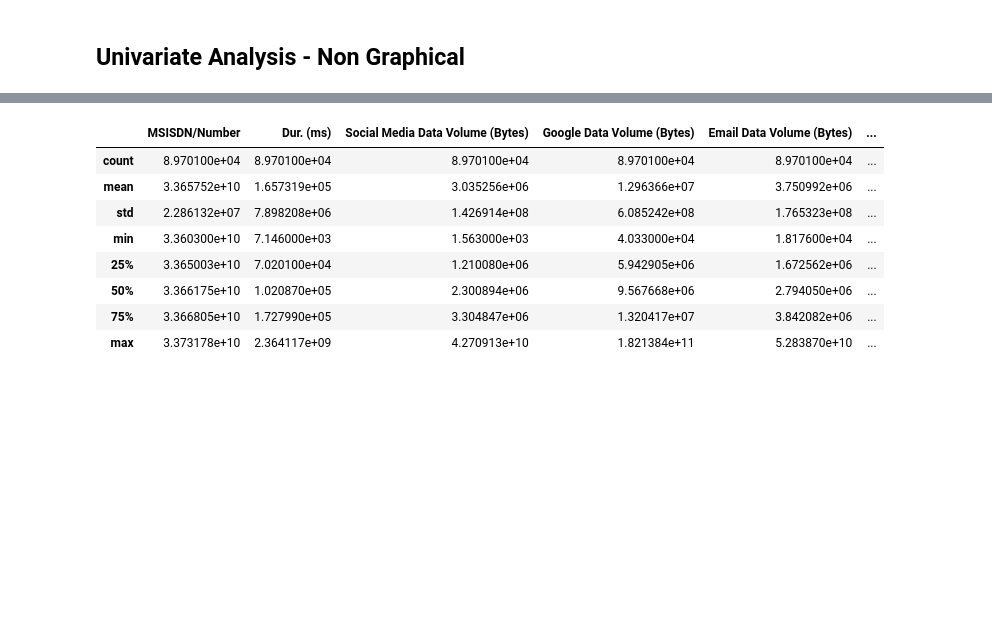
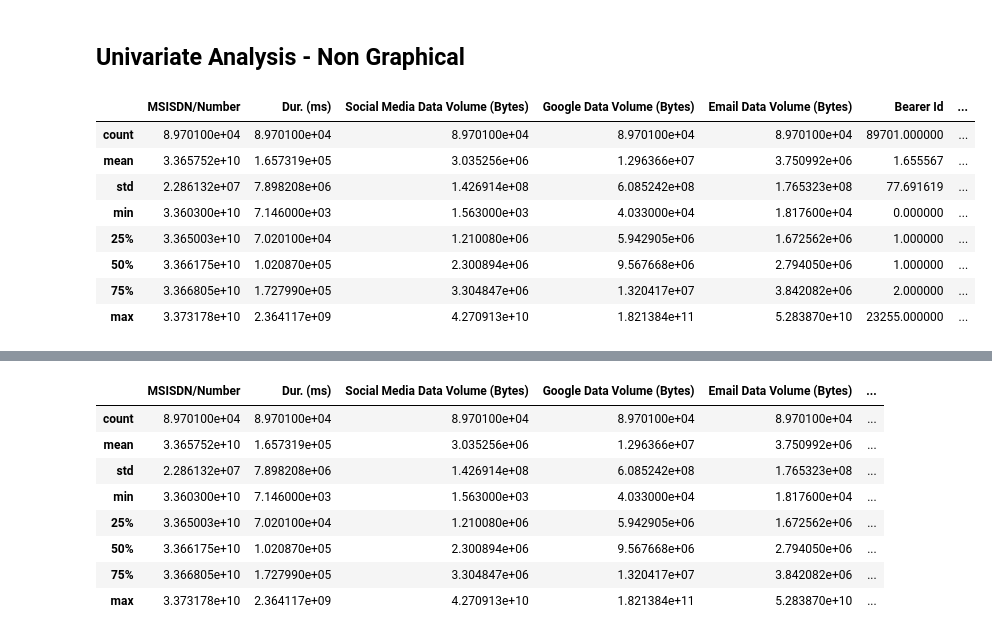
Before and after one commit to Danu-B/Telecom_Industry_User_Analytic, a Jupyter notebook: notebooks/Preprocessing_and_overview..ipynb, the cells around one changed output, grey strips where cells are left out. Cells and saved outputs as stored; diff of their text form; code cells hidden in the pictures; blank space fills up the shorter version.

```diff
--- a/notebooks/Preprocessing_and_overview..ipynb
+++ b/notebooks/Preprocessing_and_overview..ipynb
@@ -700,3 +700,9 @@ db.head(10)
 # %%
 #Save the data
 db.to_csv('../data/clean_data.csv')
+# %%
+import warnings
+warnings.filterwarnings('ignore')
+pd.set_option('max_column', None)
+db = pd.read_csv('C:/Users/Dani/Telecom_Industry_User_Analytic/Data/clean_data.csv', na_values=['?', None])
+db.head()
@@ -703,2 +716,18 @@ db.to_csv('../data/clean_data.csv')
 # %% [markdown]
 ## Univariate Analysis - Non Graphical
+# %%
+#display the aggregate of user over view analysis
+univariate_analysis = db.groupby('MSISDN/Number').agg({'Dur. (ms)':'sum', 'Social Media Data Volume (Bytes)':'sum', 'Google Data Volume (Bytes)':'sum',
+                                               'Email Data Volume (Bytes)':'sum', 'Bearer Id':'count'}).reset_index()
+univariate_analysis['no.xdr_session'] = univariate_analysis['Bearer Id']
+univariate_analysis.describe()
+# %% [output]
+|  | MSISDN/Number | Dur. (ms) | Social Media Data Volume (Bytes) | Google Data Volume (Bytes) | Email Data Volume (Bytes) | Bearer Id | ... |
+| count | 8.970100e+04 | 8.970100e+04 | 8.970100e+04 | 8.970100e+04 | 8.970100e+04 | 89701.000000 | ... |
+| mean | 3.365752e+10 | 1.657319e+05 | 3.035256e+06 | 1.296366e+07 | 3.750992e+06 | 1.655567 | ... |
+| std | 2.286132e+07 | 7.898208e+06 | 1.426914e+08 | 6.085242e+08 | 1.765323e+08 | 77.691619 | ... |
+| min | 3.360300e+10 | 7.146000e+03 | 1.563000e+03 | 4.033000e+04 | 1.817600e+04 | 0.000000 | ... |
+| 25% | 3.365003e+10 | 7.020100e+04 | 1.210080e+06 | 5.942905e+06 | 1.672562e+06 | 1.000000 | ... |
+| 50% | 3.366175e+10 | 1.020870e+05 | 2.300894e+06 | 9.567668e+06 | 2.794050e+06 | 1.000000 | ... |
+| 75% | 3.366805e+10 | 1.727990e+05 | 3.304847e+06 | 1.320417e+07 | 3.842082e+06 | 2.000000 | ... |
+| max | 3.373178e+10 | 2.364117e+09 | 4.270913e+10 | 1.821384e+11 | 5.283870e+10 | 23255.000000 | ... |
```
Also changed, not shown: parts of 2 cells of this notebook, 1 other file.
